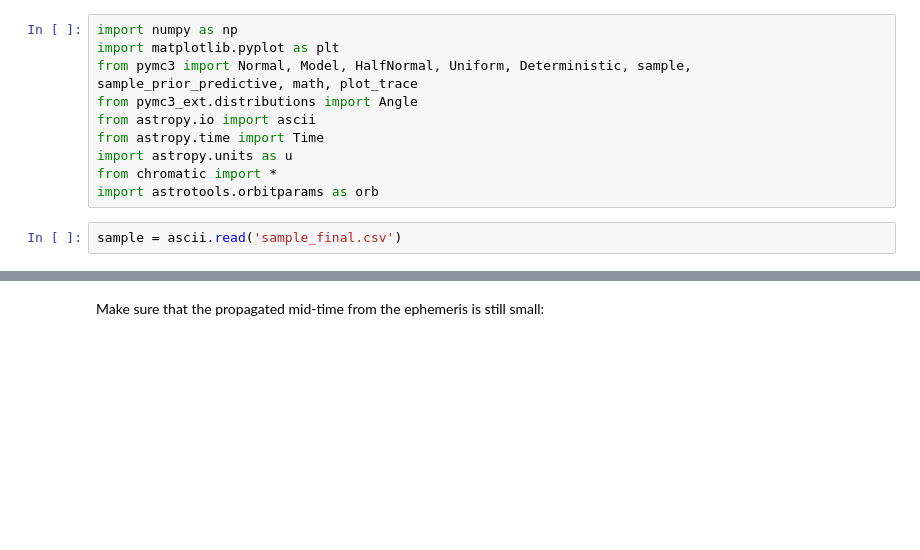
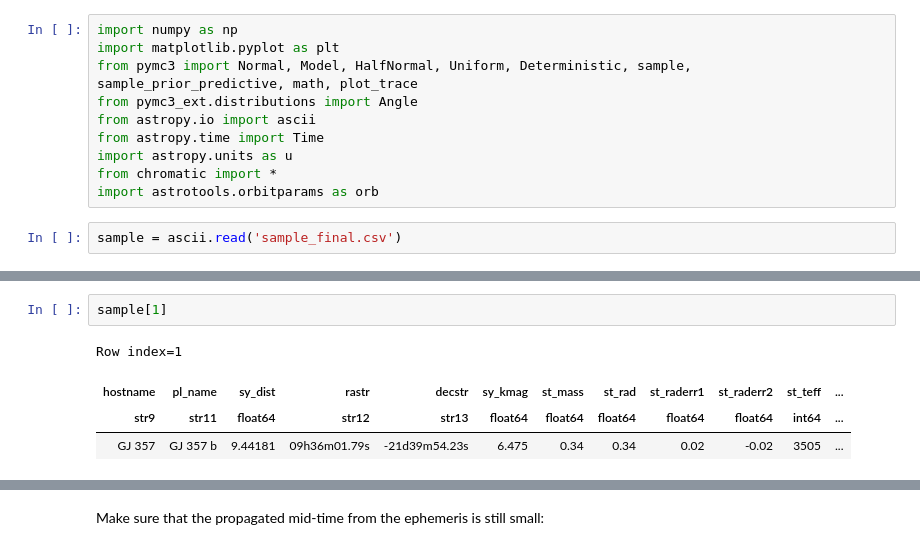
Before and after one commit to hdiamondlowe/jwst_rockyplanetoccultations, a Jupyter notebook: estimate_eclipse_timing_uncertainty.ipynb, the cells around one changed output, grey strips where cells are left out. Saved outputs shown, nothing was run; the diff lists cells and outputs as text; blank space fills up the shorter version.

```diff
--- a/estimate_eclipse_timing_uncertainty.ipynb
+++ b/estimate_eclipse_timing_uncertainty.ipynb
@@ -30,0 +38,7 @@ e_guess
+# %%
+sample[1]
+# %% [output]
+Row index=1
+| hostname | pl_name | sy_dist | rastr | decstr | sy_kmag | st_mass | st_rad | st_raderr1 | st_raderr2 | st_teff | ... |
+| str9 | str11 | float64 | str12 | str13 | float64 | float64 | float64 | float64 | float64 | int64 | ... |
+| GJ 357 | GJ 357 b | 9.44181 | 09h36m01.79s | -21d39m54.23s | 6.475 | 0.34 | 0.34 | 0.02 | -0.02 | 3505 | ... |
```
Also changed, not shown: parts of 13 cells of this notebook, 8 other files.
